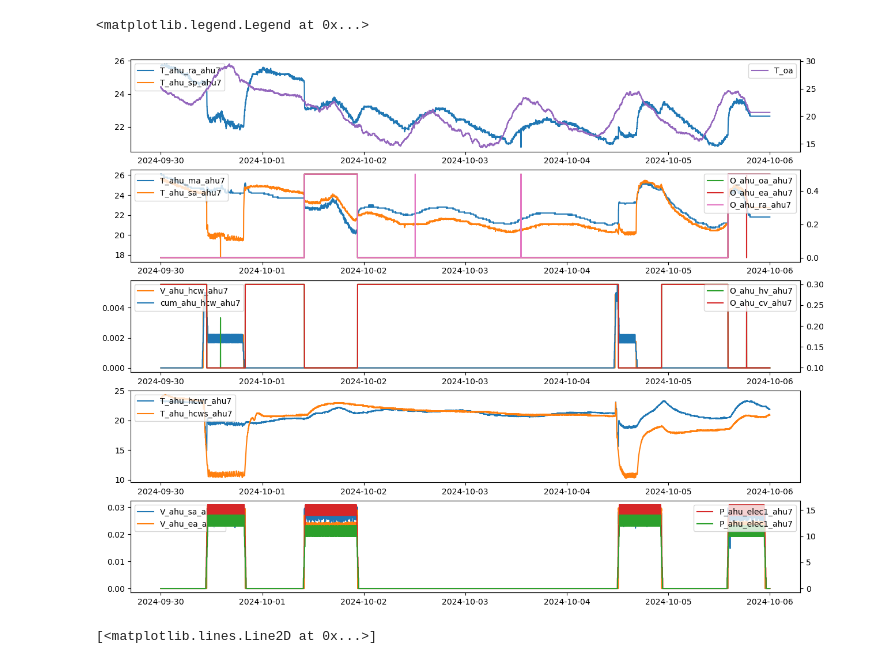
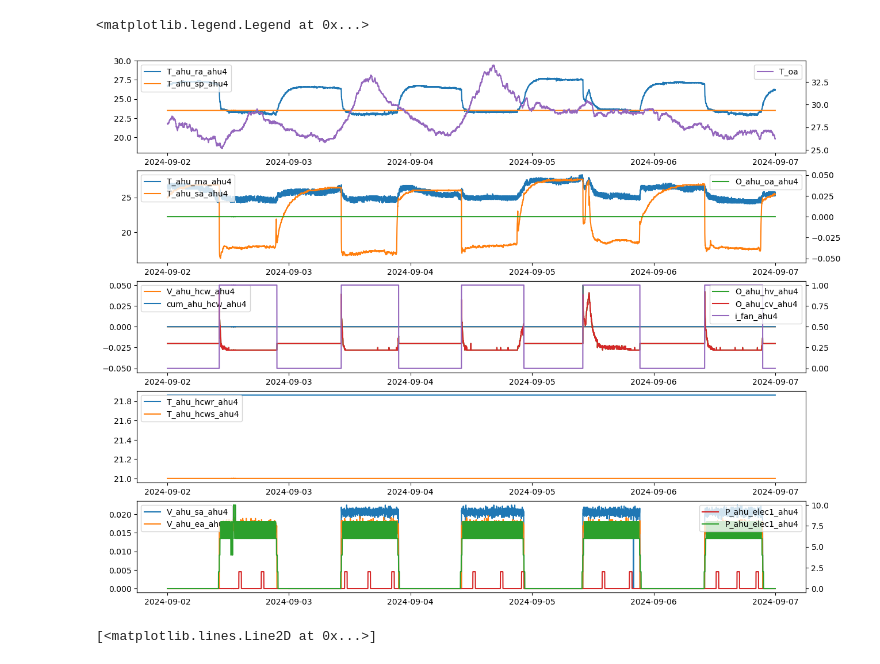
Before and after one commit to ecosang/ibeems_data, a Jupyter notebook: notebook/eda_main_chiller_lotte.ipynb, the cells around one changed output. Cells and saved outputs as stored; diff of their text form; code cells hidden in the pictures.

```diff
--- a/notebook/eda_main_chiller_lotte.ipynb
+++ b/notebook/eda_main_chiller_lotte.ipynb
@@ -7,3 +8,13 @@ import sys
+# %%
+repo_path="C:\\Users\\srg_minitower\\ibeems_data"
+
+os.chdir(repo_path)
+# %%
+project_id="lotte_mart"
+flist=[pathlib.Path(repo_path).joinpath("download",project_id,x) for x in os.listdir(f"download/{project_id}")]
 # %%
-df=pd.read_csv("C:\\Users\\srg_minitower\\ibeems_data\\df_lotte_mart_2024-09-30_2024-10-06.csv")
+
+df=pd.concat([pd.read_csv(x) for x in flist])
+
+#df=pd.read_csv("C:\\Users\\srg_minitower\\ibeems_data\\df_lotte_mart_2024-10-29_2024-11-01.csv")
 # %%
@@ -55,8 +46,10 @@ list(df.columns)
 # %%
 fig,ax=plt.subplots(5,1,figsize=(15,12))
-zid='ahu7'
+zid='ahu4'
 ax[0].plot(df.index,df[f'T_ahu_ra_{zid}'],label=f'T_ahu_ra_{zid}',linewidth=1.5,color='tab:blue')
+
 ax[0].plot(df.index,df[f'T_ahu_sp_{zid}'],label=f'T_ahu_sp_{zid}',linewidth=1.5,color='tab:orange')
+ax[0].set_ylim(18,30)
 ax0=ax[0].twinx()
 ax0.plot(df.index,df['T_oa'],label="T_oa",color='tab:purple')
 
@@ -68,7 +61,7 @@ ax1=ax[1].twinx()
 ax1.plot(df.index,df[f'O_ahu_oa_{zid}'],label=f'O_ahu_oa_{zid}',linewidth=1.5,color='tab:green')
 if f'O_ahu_ea_{zid}' in df.columns:
     ax1.plot(df.index,df[f'O_ahu_ea_{zid}'],label=f'O_ahu_ea_{zid}',linewidth=1.5,color='tab:red')
-ax1.plot(df.index,df[f'O_ahu_ra_{zid}'],label=f'O_ahu_ra_{zid}',linewidth=1.5,color='tab:pink')
+#ax1.plot(df.index,df[f'O_ahu_ra_{zid}'],label=f'O_ahu_ra_{zid}',linewidth=1.5,color='tab:pink')
 
 
 
@@ -76,40 +69,42 @@ ax2=ax[2].twinx()
 ax2.plot(df.index,df[f'O_ahu_hv_{zid}'],label=f"O_ahu_hv_{zid}",color='tab:green')
 if f'O_ahu_cv_{zid}' in df.columns:
     ax2.plot(df.index,df[f'O_ahu_cv_{zid}'],label=f"O_ahu_cv_{zid}",color='tab:red')
+ax2.plot(df.index,df[f'i_fan_{zid}'],label=f"i_fan_{zid}",color='tab:purple')
 ax[2].plot(df.index,df[f'V_ahu_hcw_{zid}'],label=f"V_ahu_hcw_{zid}",color='tab:orange')
 ax[2].plot(df.index,df[f'cum_ahu_hcw_{zid}'],label=f"cum_ahu_hcw_{zid}",color='tab:blue')
+
 
 ax[3].plot(df.index,df[f'T_ahu_hcwr_{zid}'],label=f"T_ahu_hcwr_{zid}",color='tab:blue')
 ax[3].plot(df.index,df[f'T_ahu_hcws_{zid}'],label=f"T_ahu_hcws_{zid}",color='tab:orange')
 
 ax[4].plot(df.index,df[f'V_ahu_sa_{zid}'],label=f"V_ahu_sa_{zid}",color='tab:blue')
 ax[4].plot(df.index,df[f'V_ahu_ea_{zid}'],label=f"V_ahu_ea_{zid}",color='tab:orange')
 
 ax4=ax[4].twinx()
 ax4.plot(df.index,df[f'P_ahu_elec1_{zid}'],label=f"P_ahu_elec1_{zid}",color='tab:red')
 ax4.plot(df.index,df[f'P_ahu_elec2_{zid}'],label=f"P_ahu_elec1_{zid}",color='tab:green')
 
 
 #ax1=ax[1].twinx()
 #ax1.plot(df.index,df[f'T_ahu_hcws_{zid}'],label=f"T_ahu_hcws_{zid}",color='tab:green')
 #ax1.plot(df.index,df[f'T_ahu_hcwr_{zid}'],label=f"T_ahu_hcwr_{zid}",color='tab:red')
 #ax1.plot(df.index,df['T_oa'],label="T_oa",color='tab:purple')
 
 ax[0].legend(loc='upper left')
 ax0.legend(loc='upper right')
 ax[1].legend(loc='upper left')
 ax1.legend(loc='upper right')
 ax[2].legend(loc='upper left')
 ax2.legend(loc='upper right')
 ax[3].legend(loc='upper left')
 #ax3.legend(loc='upper right')
 ax[4].legend(loc='upper left')
 ax4.legend(loc='upper right')
 #ax[0].set_ylabel("Flowrate m3/s")
 #ax[1].set_ylabel("Flowrate m3/s")
 # %% [output]
 <matplotlib.legend.Legend at 0x...>
-[figure, old version]
+[figure, new version]
 # %%
 fig,ax=plt.subplots()
 ax.plot(df.index,df[f'O_ahu_ra_{zid}'],label=f'O_ahu_oa_{zid}',linewidth=1.5,color='tab:green')
```
Also changed, not shown: parts of 4 cells of this notebook, 25 other files.
